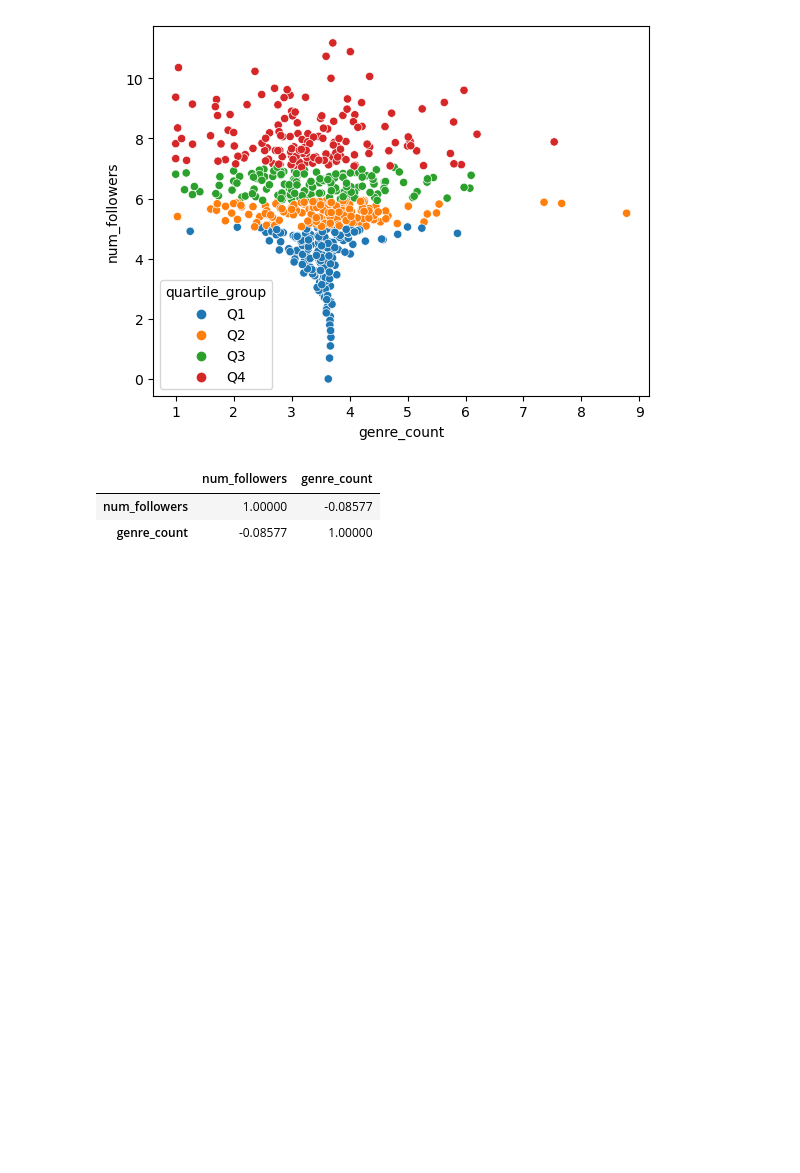
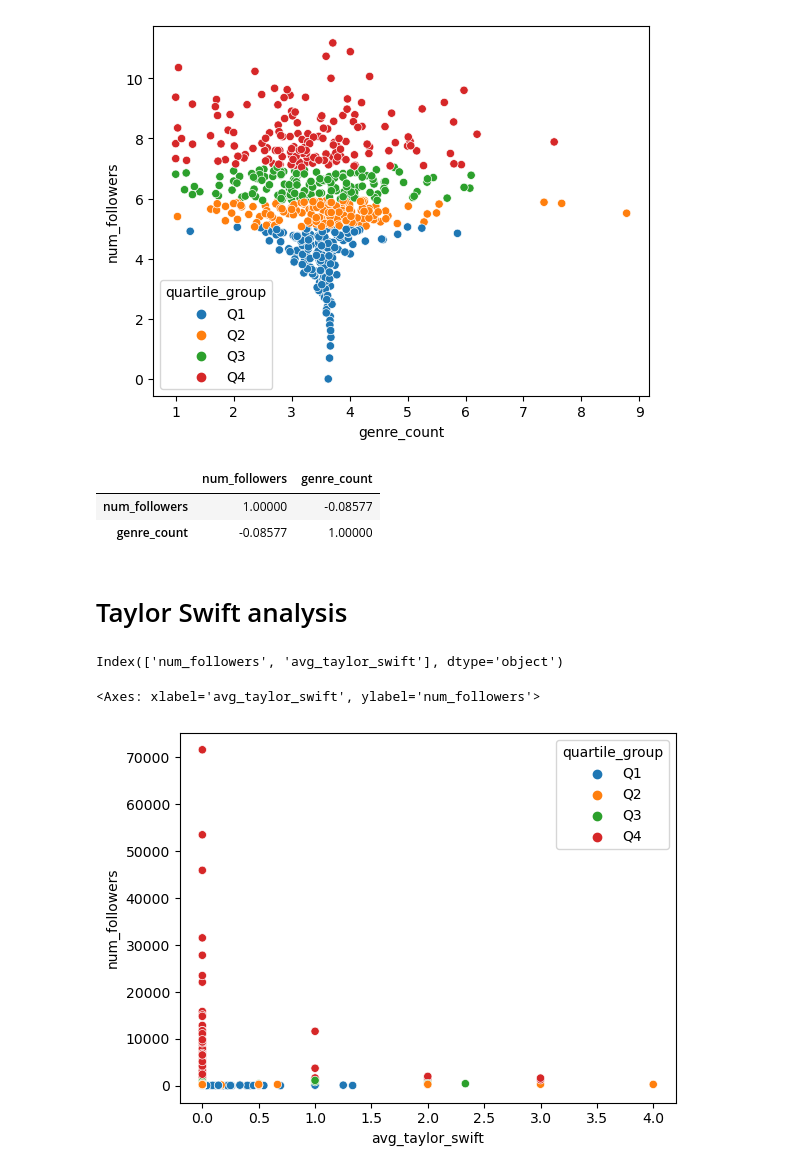
Before and after one commit to Bindila-Bogdan/Decoding-Playlist-Success, a Jupyter notebook: genres_per_followers.ipynb, the cells around one changed output. Saved outputs shown, nothing was run; the diff lists cells and outputs as text; code cells hidden in the pictures; blank space fills up the shorter version.

Commit message:
Added genre and taylor swift analysis

```diff
--- a/genres_per_followers.ipynb
+++ b/genres_per_followers.ipynb
@@ -19,3 +19,16 @@ df.drop(['quartile_group'],axis=1).corr()
 |  | num_followers | genre_count |
 | num_followers | 1.00000 | -0.08577 |
 | genre_count | -0.08577 | 1.00000 |
+# %% [markdown]
+# Taylor Swift analysis
+# %%
+taylor_df = pd.read_csv(r"aggregated_data\taylor_feature\aggregated_taylor.csv")
+taylor_df.columns
+# %% [output]
+Index(['num_followers', 'avg_taylor_swift'], dtype='object')
+# %%
+taylor_df['quartile_group'] = pd.qcut(df['num_followers'], q=[0, 0.25, 0.5, 0.75, 1], labels=['Q1', 'Q2', 'Q3', 'Q4'])
+sns.scatterplot(data=taylor_df,x='avg_taylor_swift',y='num_followers',hue='quartile_group')
+# %% [output]
+<Axes: xlabel='avg_taylor_swift', ylabel='num_followers'>
+[figure, added]
```
Also changed, not shown: 2 other files.
